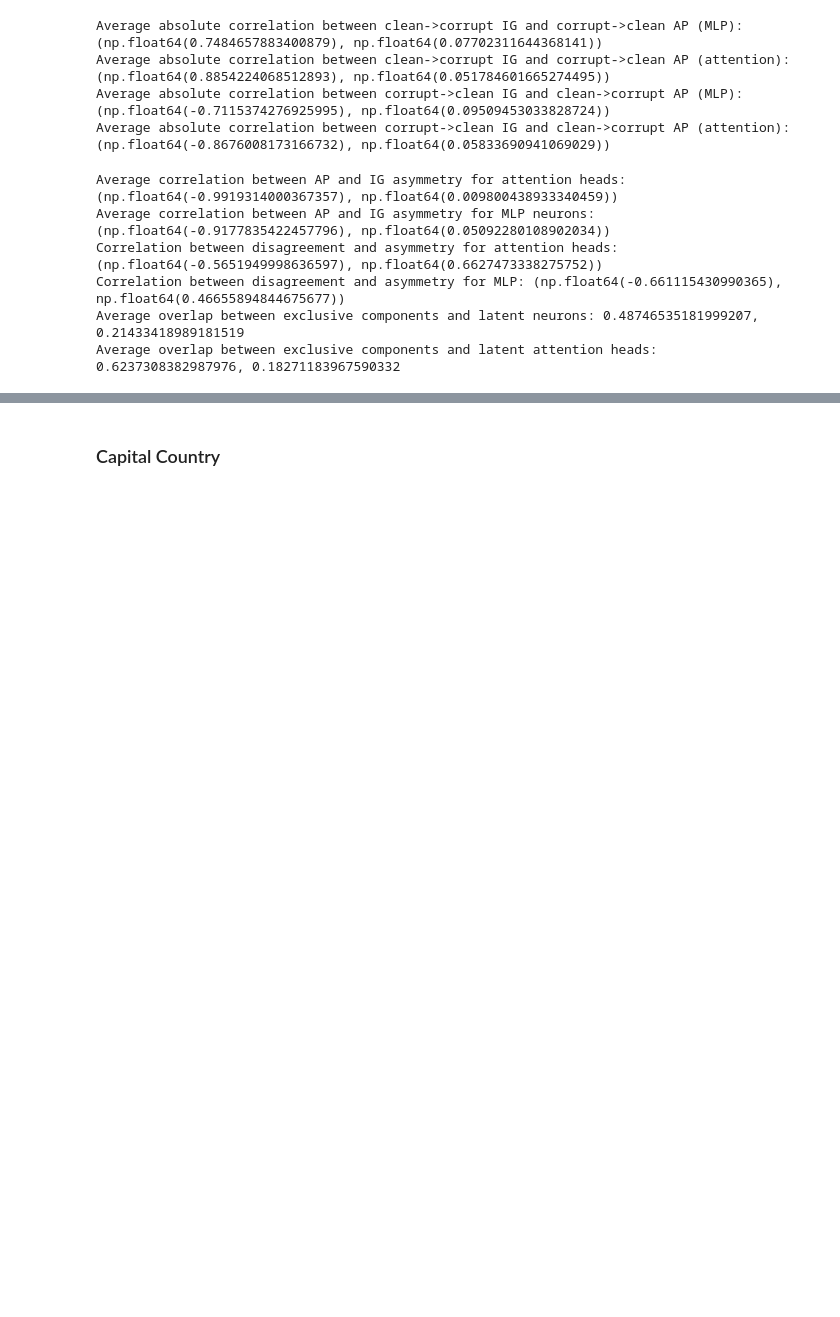
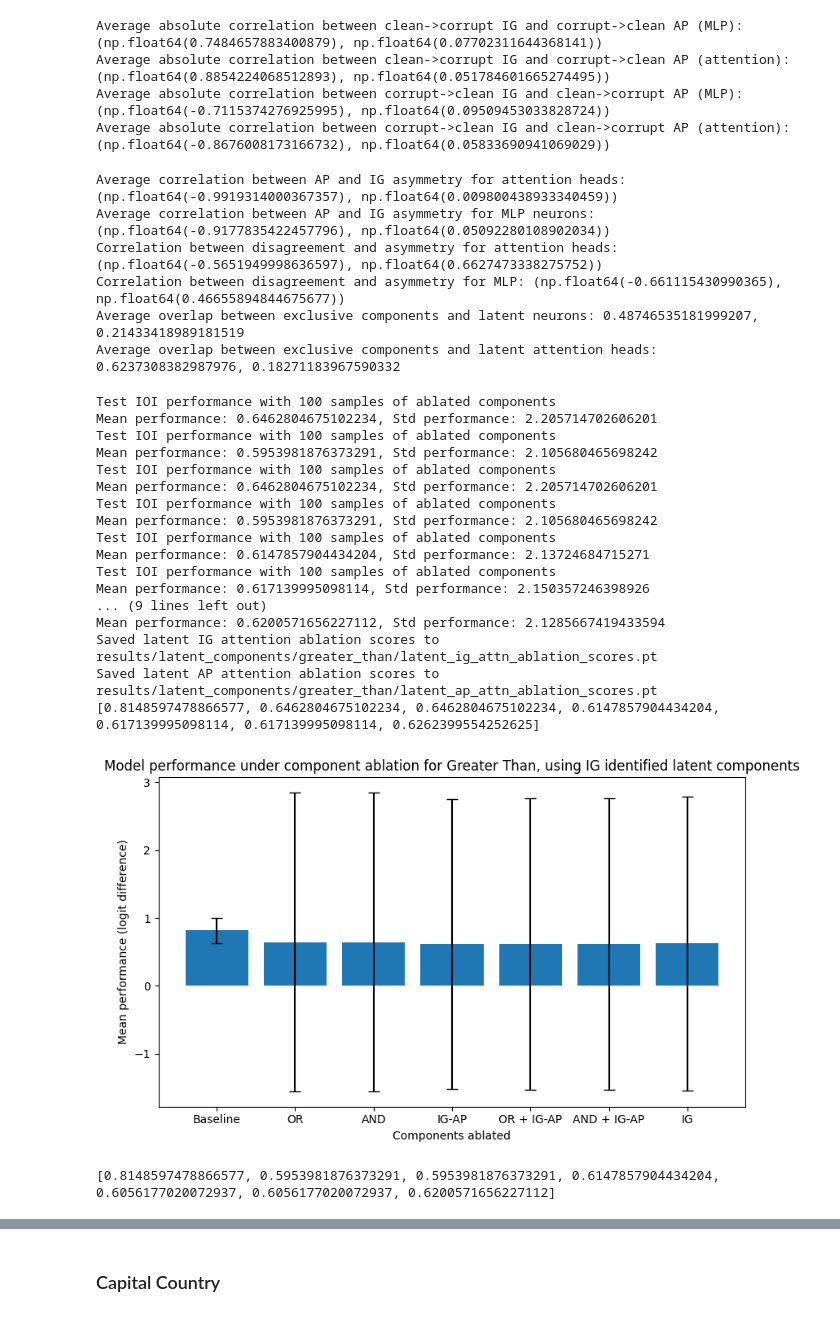
Before and after one commit to mwmlo/gradient_causal_knowledge, a Jupyter notebook: 4 - Latent_components.ipynb, the cells around one changed output, grey strips where cells are left out. Saved outputs shown, nothing was run; the diff lists cells and outputs as text; code cells hidden in the pictures; blank space fills up the shorter version.

```diff
--- a/4 - Latent_components.ipynb
+++ b/4 - Latent_components.ipynb
@@ -425,3 +422,8 @@ Mean performance: 0.6044026017189026, Std performance: 2.112431049346924
 # %%
 torch.save(latent_ig_attn_ablation_scores, "results/latent_components/ioi/latent_ig_attn_ablation_scores.pt")
 torch.save(latent_ap_attn_ablation_scores, "results/latent_components/ioi/latent_ap_attn_ablation_scores.pt")
+# %%
+# SHORTHAND
+from testing import run_latent_ablation_experiment
+
+run_latent_ablation_experiment(model, ig_clean_corrupt_mlp, ig_clean_corrupt_attn, ap_clean_corrupt_mlp, ap_clean_corrupt_attn, ig_corrupt_clean_mlp, ig_corrupt_clean_attn, ap_corrupt_clean_mlp, ap_corrupt_clean_attn, Task.IOI)
@@ -651,3 +667,42 @@ Correlation between disagreement and asymmetry for attention heads: (np.float64(
 Correlation between disagreement and asymmetry for MLP: (np.float64(-0.661115430990365), np.float64(0.46655894844675677))
 Average overlap between exclusive components and latent neurons: 0.48746535181999207, 0.21433418989181519
 Average overlap between exclusive components and latent attention heads: 0.6237308382987976, 0.18271183967590332
+# %%
+run_latent_ablation_experiment(model, greater_than_ig_clean_corrupt_mlp, greater_than_ig_clean_corrupt_attn, greater_than_ap_clean_corrupt_mlp, greater_than_ap_clean_corrupt_attn, greater_than_ig_corrupt_clean_mlp, greater_than_ig_corrupt_clean_attn, greater_than_ap_corrupt_clean_mlp, greater_than_ap_corrupt_clean_attn, Task.GREATER_THAN)
+
+latent_ig_attn_ablation_scores = torch.load("results/latent_components/greater_than/latent_ig_attn_ablation_scores.pt")
+latent_ap_attn_ablation_scores = torch.load("results/latent_components/greater_than/latent_ap_attn_ablation_scores.pt")
+
+plot_bar_chart(
+    latent_ig_attn_ablation_scores,
+    "Components ablated",
+    "Mean performance (logit difference)",
+    "Model performance under component ablation for Greater Than, using IG identified latent components",
+    has_std=True)
+
+plot_bar_chart(
+    latent_ap_attn_ablation_scores,
+    "Components ablated",
+    "Mean performance (logit difference)",
+    "Model performance under component ablation for Greater Than, using AP identified latent components",
+    has_std=True)
+# %% [output]
+Test IOI performance with 100 samples of ablated components
+Mean performance: 0.6462804675102234, Std performance: 2.205714702606201
+Test IOI performance with 100 samples of ablated components
+Mean performance: 0.5953981876373291, Std performance: 2.105680465698242
+Test IOI performance with 100 samples of ablated components
+Mean performance: 0.6462804675102234, Std performance: 2.205714702606201
+Test IOI performance with 100 samples of ablated components
+Mean performance: 0.5953981876373291, Std performance: 2.105680465698242
+Test IOI performance with 100 samples of ablated components
+Mean performance: 0.6147857904434204, Std performance: 2.13724684715271
+Test IOI performance with 100 samples of ablated components
+Mean performance: 0.617139995098114, Std performance: 2.150357246398926
+... (9 lines left out)
+Mean performance: 0.6200571656227112, Std performance: 2.1285667419433594
+Saved latent IG attention ablation scores to results/latent_components/greater_than/latent_ig_attn_ablation_scores.pt
+Saved latent AP attention ablation scores to results/latent_components/greater_than/latent_ap_attn_ablation_scores.pt
+[0.8148597478866577, 0.6462804675102234, 0.6462804675102234, 0.6147857904434204, 0.617139995098114, 0.617139995098114, 0.6262399554252625]
+[figure, added]
+[0.8148597478866577, 0.5953981876373291, 0.5953981876373291, 0.6147857904434204, 0.6056177020072937, 0.6056177020072937, 0.6200571656227112]
```
Also changed, not shown: parts of 7 cells of this notebook, 7 other files.
